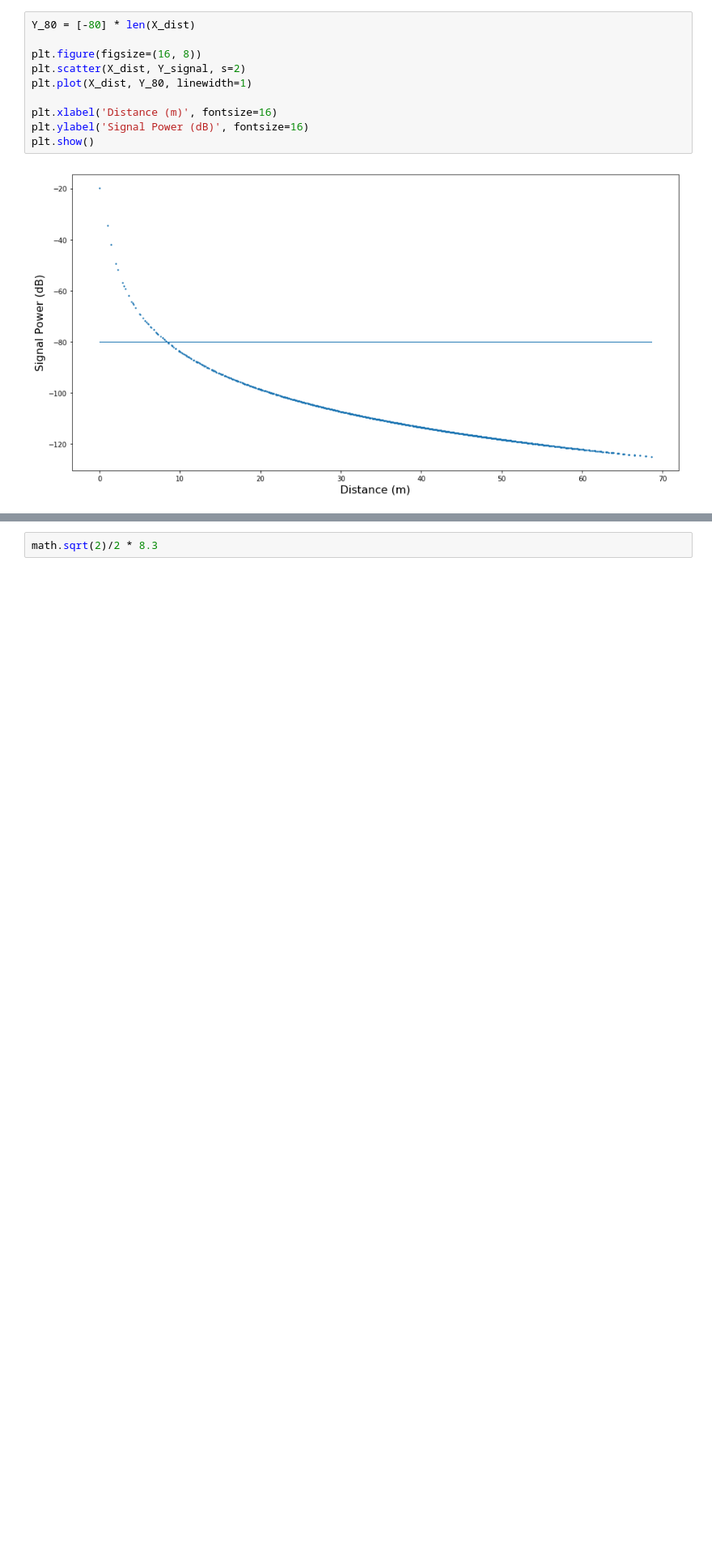
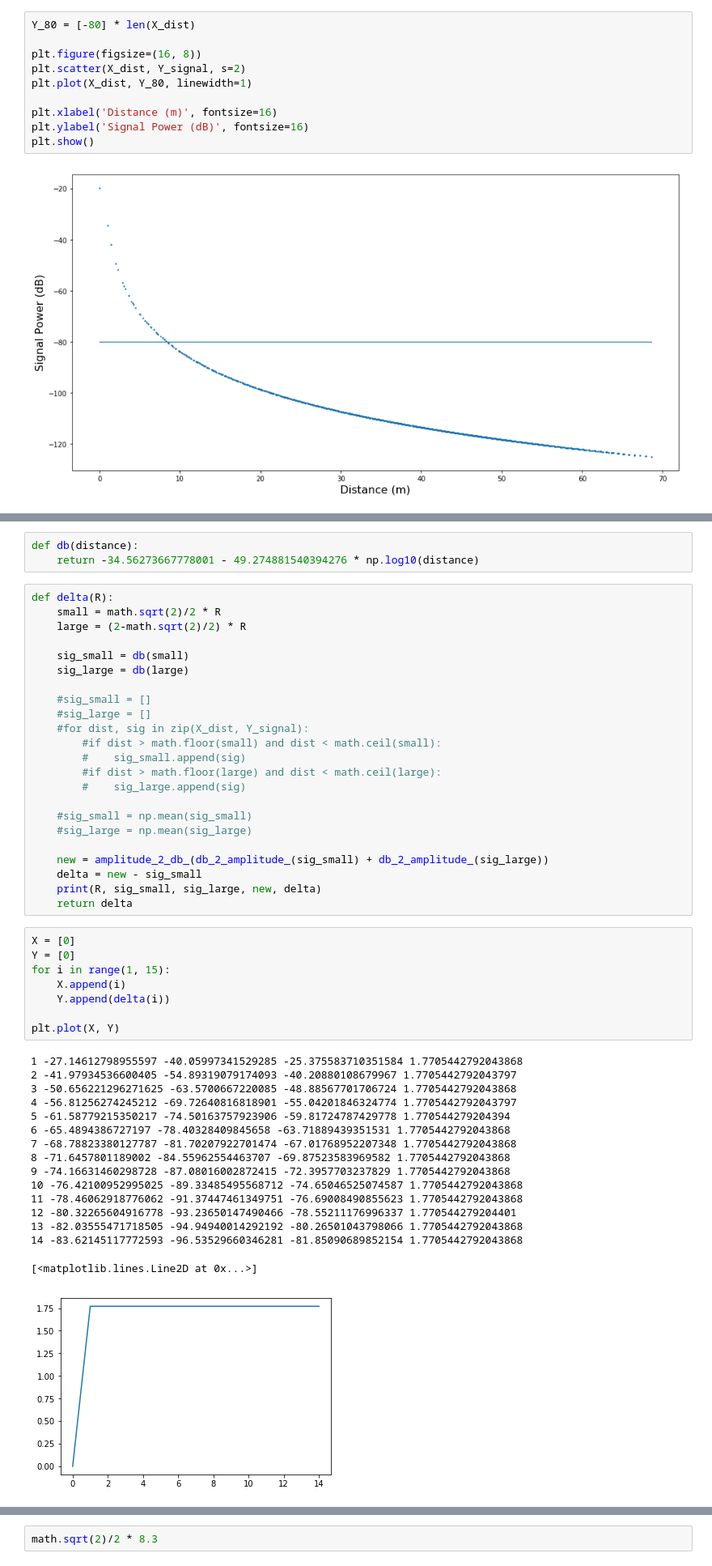
Before and after one commit to caitaozhan/Localization, a Jupyter notebook: visualize/visualize.ipynb, the cells around one changed output, grey strips where cells are left out. Shown at 81% size. Cells and saved outputs as stored; diff of their text form; blank space fills up the shorter version.

```diff
--- a/visualize/visualize.ipynb
+++ b/visualize/visualize.ipynb
@@ -48,0 +64,51 @@ plt.show()
+# %%
+def db(distance):
+    return -34.56273667778001 - 49.274881540394276 * np.log10(distance)
+# %%
+def delta(R):
+    small = math.sqrt(2)/2 * R
+    large = (2-math.sqrt(2)/2) * R
+
+    sig_small = db(small)
+    sig_large = db(large)
+
+    #sig_small = []
+    #sig_large = []
+    #for dist, sig in zip(X_dist, Y_signal):
+        #if dist > math.floor(small) and dist < math.ceil(small):
+        #    sig_small.append(sig)
+        #if dist > math.floor(large) and dist < math.ceil(large):
+        #    sig_large.append(sig)
+
+    #sig_small = np.mean(sig_small)
+    #sig_large = np.mean(sig_large)
+
+    new = amplitude_2_db_(db_2_amplitude_(sig_small) + db_2_amplitude_(sig_large))
+    delta = new - sig_small
+    print(R, sig_small, sig_large, new, delta)
+    return delta
+# %%
+X = [0]
+Y = [0]
+for i in range(1, 15):
+    X.append(i)
+    Y.append(delta(i))
+
+plt.plot(X, Y)
+# %% [output]
+1 -27.14612798955597 -40.05997341529285 -25.375583710351584 1.7705442792043868
+2 -41.97934536600405 -54.89319079174093 -40.20880108679967 1.7705442792043797
+3 -50.656221296271625 -63.5700667220085 -48.88567701706724 1.7705442792043868
+4 -56.81256274245212 -69.72640816818901 -55.04201846324774 1.7705442792043797
+5 -61.58779215350217 -74.50163757923906 -59.81724787429778 1.770544279204394
+6 -65.4894386727197 -78.40328409845658 -63.71889439351531 1.7705442792043868
+7 -68.78823380127787 -81.70207922701474 -67.01768952207348 1.7705442792043868
+8 -71.6457801189002 -84.55962554463707 -69.87523583969582 1.7705442792043868
+9 -74.16631460298728 -87.08016002872415 -72.3957703237829 1.7705442792043868
+10 -76.42100952995025 -89.33485495568712 -74.65046525074587 1.7705442792043868
+11 -78.46062918776062 -91.37447461349751 -76.69008490855623 1.7705442792043868
+12 -80.32265604916778 -93.23650147490466 -78.55211176996337 1.770544279204401
+13 -82.03555471718505 -94.94940014292192 -80.26501043798066 1.7705442792043868
+14 -83.62145117772593 -96.53529660346281 -81.85090689852154 1.7705442792043868
+[<matplotlib.lines.Line2D at 0x...>]
+[figure, added]
```
Also changed, not shown: parts of 14 cells of this notebook, 3 other files.
